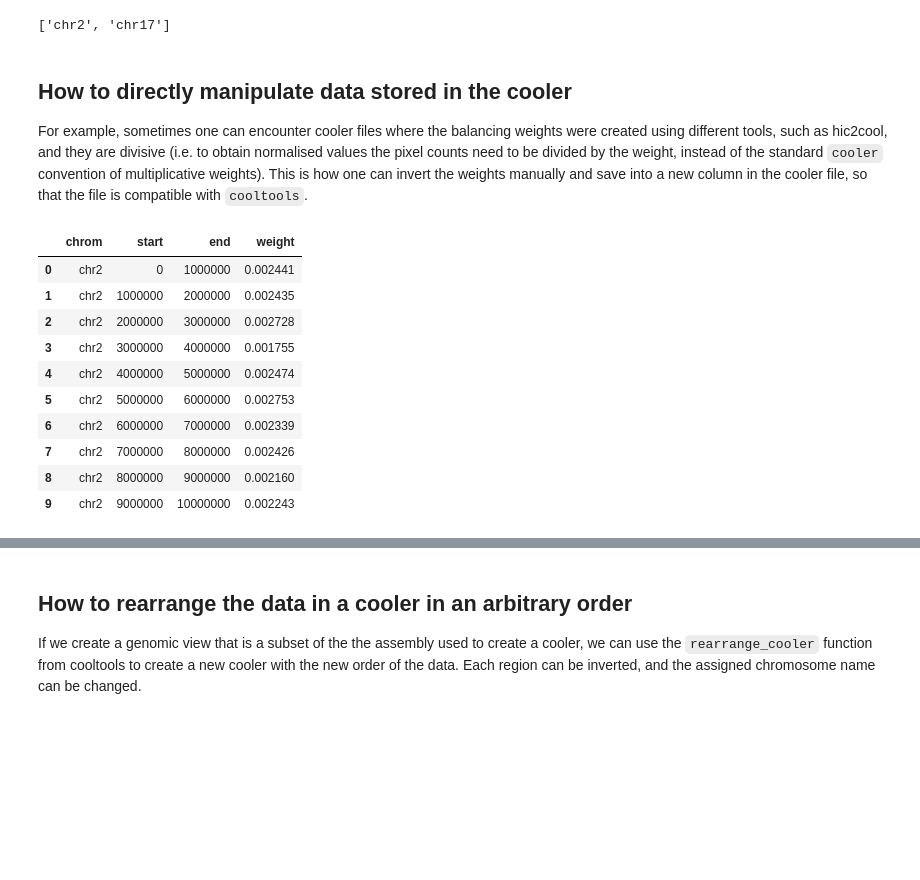
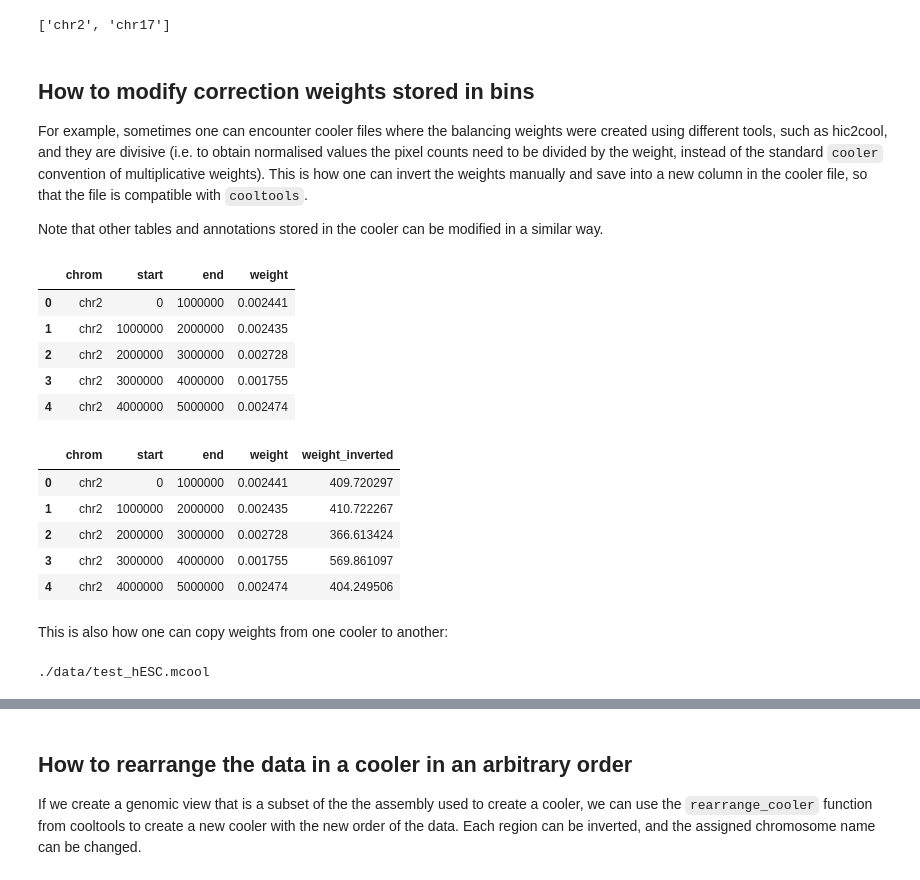
Before and after one commit to open2c/open2c_examples, a Jupyter notebook: cooler_manipulation.ipynb, the cells around one changed output, grey strips where cells are left out. Cells and saved outputs as stored; diff of their text form; code cells hidden in the pictures; blank space fills up the shorter version.

```diff
--- a/cooler_manipulation.ipynb
+++ b/cooler_manipulation.ipynb
@@ -56,5 +62,7 @@ clr.chromnames
 # %% [output]
 ['chr2', 'chr17']
 # %% [markdown]
-## How to directly manipulate data stored in the cooler
+## How to modify correction weights stored in bins
 For example, sometimes one can encounter cooler files where the balancing weights were created using different tools, such as hic2cool, and they are divisive (i.e. to obtain normalised values the pixel counts need to be divided by the weight, instead of the standard `cooler` convention of multiplicative weights). This is how one can invert the weights manually and save into a new column in the cooler file, so that the file is compatible with `cooltools`.
+
+Note that other tables and annotations stored in the cooler can be modified in a similar way.
@@ -63,14 +72,9 @@ import h5py
 # %%
-clr.bins()[:10]
+clr.bins()[:5]
 # %% [output]
 |  | chrom | start | end | weight |
 | 0 | chr2 | 0 | 1000000 | 0.002441 |
 | 1 | chr2 | 1000000 | 2000000 | 0.002435 |
 | 2 | chr2 | 2000000 | 3000000 | 0.002728 |
 | 3 | chr2 | 3000000 | 4000000 | 0.001755 |
 | 4 | chr2 | 4000000 | 5000000 | 0.002474 |
-| 5 | chr2 | 5000000 | 6000000 | 0.002753 |
-| 6 | chr2 | 6000000 | 7000000 | 0.002339 |
-| 7 | chr2 | 7000000 | 8000000 | 0.002426 |
-| 8 | chr2 | 8000000 | 9000000 | 0.002160 |
-| 9 | chr2 | 9000000 | 10000000 | 0.002243 |
@@ -76,0 +84,16 @@ clr.bins()[:10]
+# %%
+clr.bins()[:5]
+# %% [output]
+|  | chrom | start | end | weight | weight_inverted |
+| 0 | chr2 | 0 | 1000000 | 0.002441 | 409.720297 |
+| 1 | chr2 | 1000000 | 2000000 | 0.002435 | 410.722267 |
+| 2 | chr2 | 2000000 | 3000000 | 0.002728 | 366.613424 |
+| 3 | chr2 | 3000000 | 4000000 | 0.001755 | 569.861097 |
+| 4 | chr2 | 4000000 | 5000000 | 0.002474 | 404.249506 |
+# %% [markdown]
+This is also how one can copy weights from one cooler to another:
+# %%
+esc_cool_file = cooltools.download_data("hESC_MicroC", cache=True, data_dir='./data/')
+print(esc_cool_file)
+# %% [output]
+./data/test_hESC.mcool
```
Also changed, not shown: parts of 23 cells of this notebook.
